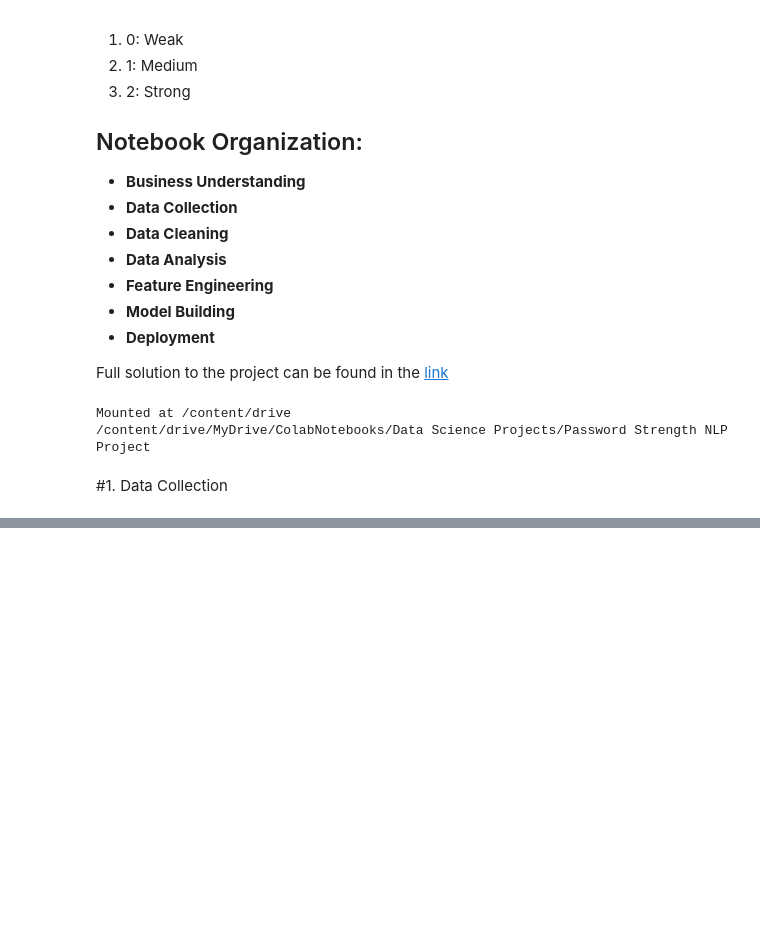
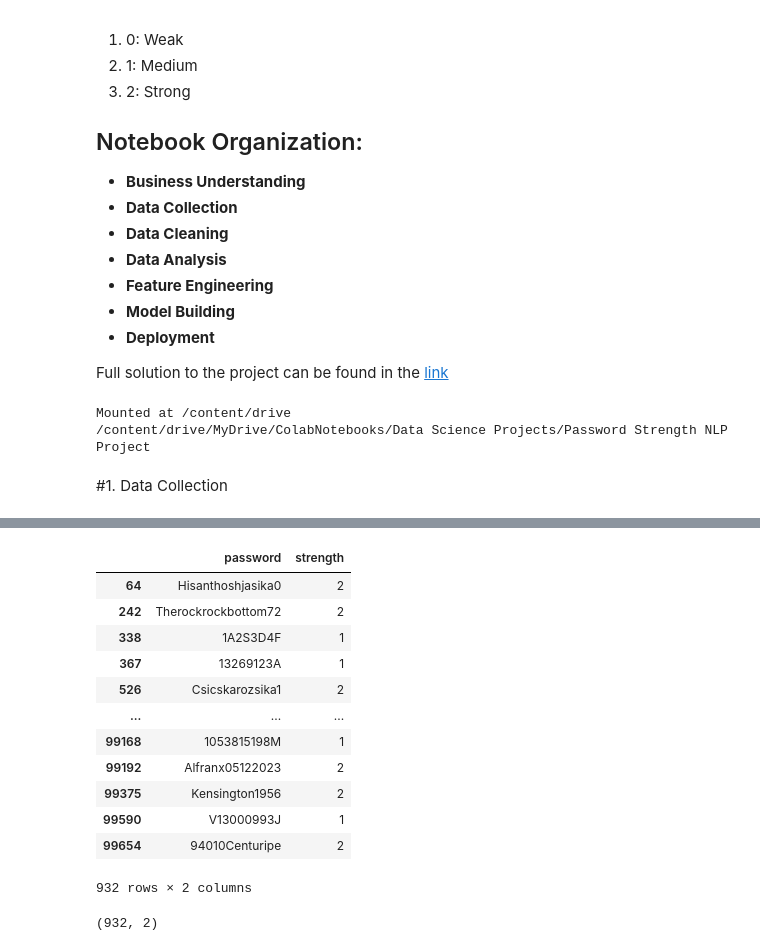
Before and after one commit to anilaksu/AI-and-Data-Science-Codes, a Jupyter notebook: Data_Science_Project_2_Password_Strength_with_NLP.ipynb, the cells around one changed output, grey strips where cells are left out. Drawn from its saved outputs; the diff is of its cells as text; code cells hidden in the pictures; blank space fills up the shorter version.

```diff
--- a/Data_Science_Project_2_Password_Strength_with_NLP.ipynb
+++ b/Data_Science_Project_2_Password_Strength_with_NLP.ipynb
@@ -41,0 +160,21 @@ Mounted at /content/drive
+# %%
+# Here we check if there only title-case character
+df[df['password'].str.istitle()]
+# %% [output]
+|  | password | strength |
+| 64 | Hisanthoshjasika0 | 2 |
+| 242 | Therockrockbottom72 | 2 |
+| 338 | 1A2S3D4F | 1 |
+| 367 | 13269123A | 1 |
+| 526 | Csicskarozsika1 | 2 |
+| ... | ... | ... |
+| 99168 | 1053815198M | 1 |
+| 99192 | Alfranx05122023 | 2 |
+| 99375 | Kensington1956 | 2 |
+| 99590 | V13000993J | 1 |
+| 99654 | 94010Centuripe | 2 |
+932 rows × 2 columns
+# %%
+df[df['password'].str.istitle()].shape
+# %% [output]
+(932, 2)
```
Also changed, not shown: parts of 25 cells of this notebook.
